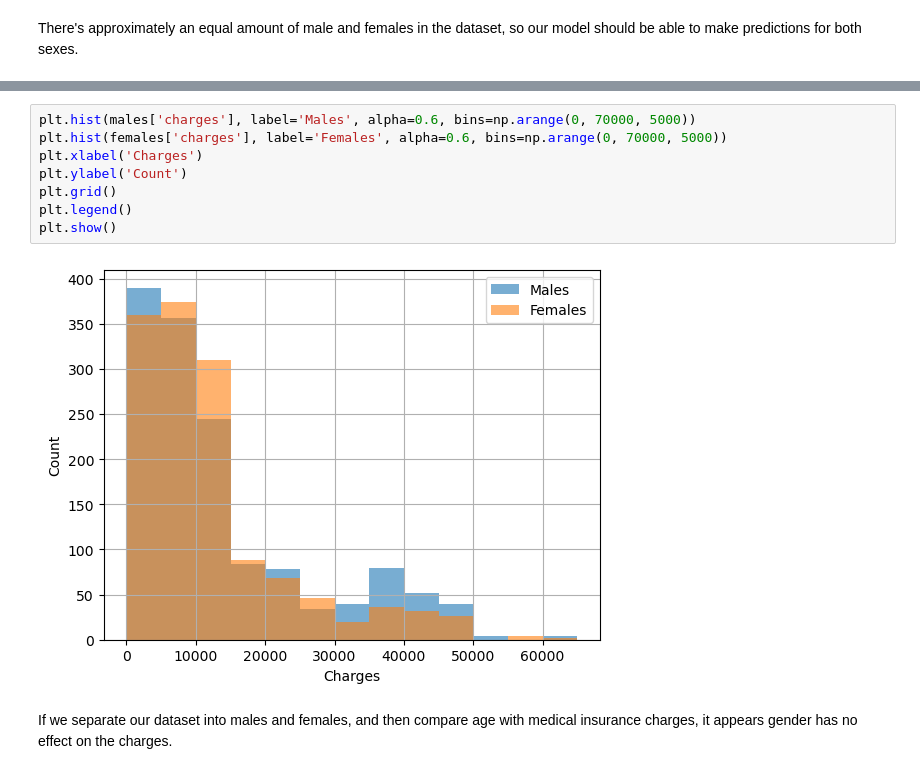
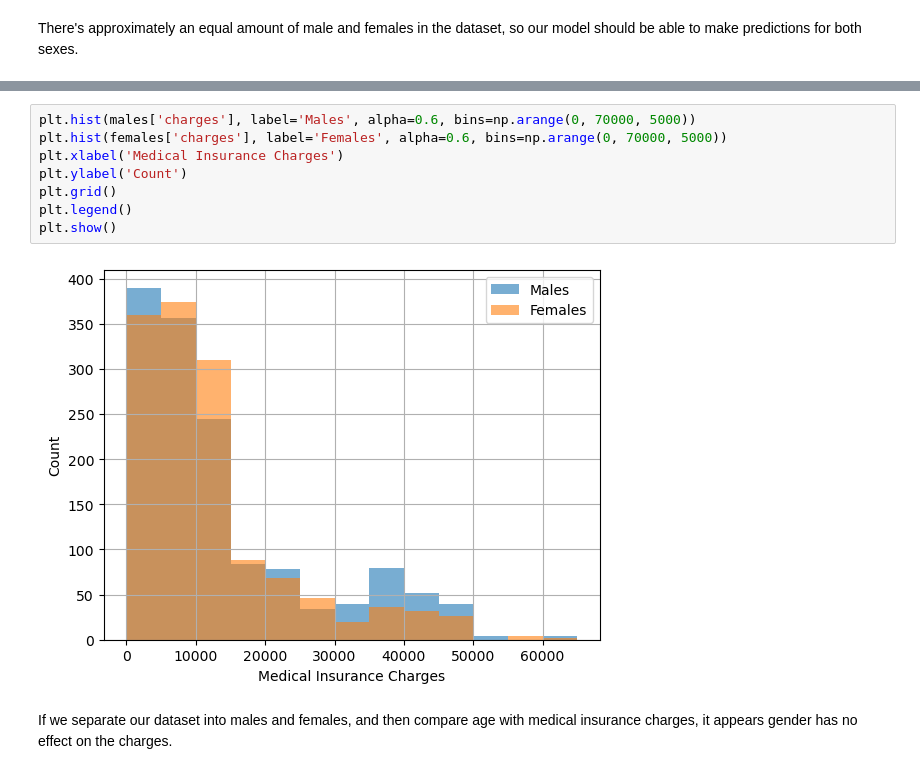
Before and after one commit to suchitbhayani/Medical-Insurance-Cost, a Jupyter notebook: Cost_Analysis.ipynb, the cells around one changed output, grey strips where cells are left out. Cells and saved outputs as stored; diff of their text form.

```diff
--- a/Cost_Analysis.ipynb
+++ b/Cost_Analysis.ipynb
@@ -115,13 +126,13 @@ plt.show()
 # %%
 plt.hist(males['charges'], label='Males', alpha=0.6, bins=np.arange(0, 70000, 5000))
 plt.hist(females['charges'], label='Females', alpha=0.6, bins=np.arange(0, 70000, 5000))
-plt.xlabel('Charges')
+plt.xlabel('Medical Insurance Charges')
 plt.ylabel('Count')
 plt.grid()
 plt.legend()
 plt.show()
 # %% [output]
-[figure, old version]
+[figure, new version]
 # %% [markdown]
 If we separate our dataset into males and females, and then compare age with medical insurance charges, it appears gender has no effect on the charges.
 # %% [markdown]
```
Also changed, not shown: parts of 7 cells of this notebook.
